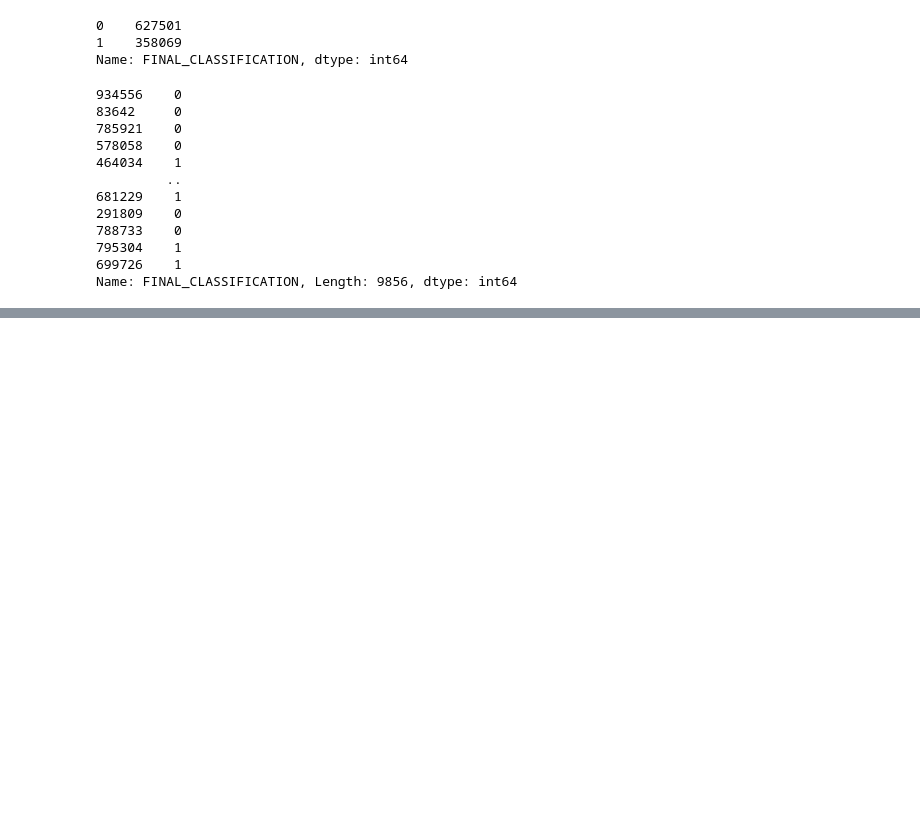
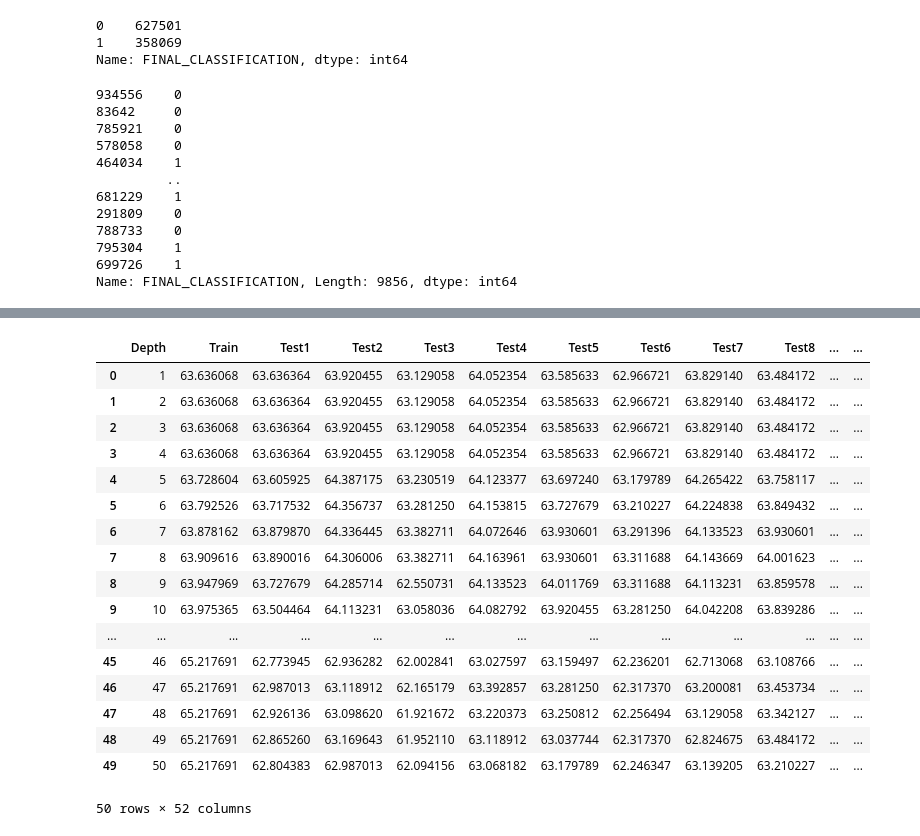
Before and after one commit to meenakshsundaram/AIML, a Jupyter notebook: DecisionTrees/src/covid19/preprocessing.ipynb, the cells around one changed output, grey strips where cells are left out. Cells and saved outputs as stored; diff of their text form; code cells hidden in the pictures; blank space fills up the shorter version.

Commit message:
Add accuracy, precision, recall dataframes

```diff
--- a/DecisionTrees/src/covid19/preprocessing.ipynb
+++ b/DecisionTrees/src/covid19/preprocessing.ipynb
@@ -376,7 +376,7 @@ import numpy as np
 test_df=test_df.sample(frac=1,random_state=RANDOM_SEED)
 test_collection=np.array_split(test_df,50)
 # %%
-max_depth = 10
+max_depth = 50
 criterion = "entropy"
 # %%
 from sklearn.tree import DecisionTreeClassifier
@@ -461,0 +484,9 @@ stat
+# %%
+dfcolumns = []
+for i in range (len(accuracy_list[0])):
+    if(i == 0):
+        dfcolumns.append("Depth")
+    elif(i == 1):
+        dfcolumns.append("Train")
+    else:
+        dfcolumns.append(f"Test{i-1}")
@@ -461,0 +513,29 @@ stat
+# %%
+accuracyDf = pd.DataFrame(accuracy_list)
+recallDf = pd.DataFrame(recall_list)
+precisionDf = pd.DataFrame(precision_list)
+# %%
+accuracyDf.columns = dfcolumns
+recallDf.columns = dfcolumns
+precisionDf.columns = dfcolumns
+# %%
+accuracyDf
+# %% [output]
+|  | Depth | Train | Test1 | Test2 | Test3 | Test4 | Test5 | Test6 | Test7 | Test8 | ... | ... |
+| 0 | 1 | 63.636068 | 63.636364 | 63.920455 | 63.129058 | 64.052354 | 63.585633 | 62.966721 | 63.829140 | 63.484172 | ... | ... |
+| 1 | 2 | 63.636068 | 63.636364 | 63.920455 | 63.129058 | 64.052354 | 63.585633 | 62.966721 | 63.829140 | 63.484172 | ... | ... |
+| 2 | 3 | 63.636068 | 63.636364 | 63.920455 | 63.129058 | 64.052354 | 63.585633 | 62.966721 | 63.829140 | 63.484172 | ... | ... |
+| 3 | 4 | 63.636068 | 63.636364 | 63.920455 | 63.129058 | 64.052354 | 63.585633 | 62.966721 | 63.829140 | 63.484172 | ... | ... |
+| 4 | 5 | 63.728604 | 63.605925 | 64.387175 | 63.230519 | 64.123377 | 63.697240 | 63.179789 | 64.265422 | 63.758117 | ... | ... |
+| 5 | 6 | 63.792526 | 63.717532 | 64.356737 | 63.281250 | 64.153815 | 63.727679 | 63.210227 | 64.224838 | 63.849432 | ... | ... |
+| 6 | 7 | 63.878162 | 63.879870 | 64.336445 | 63.382711 | 64.072646 | 63.930601 | 63.291396 | 64.133523 | 63.930601 | ... | ... |
+| 7 | 8 | 63.909616 | 63.890016 | 64.306006 | 63.382711 | 64.163961 | 63.930601 | 63.311688 | 64.143669 | 64.001623 | ... | ... |
+| 8 | 9 | 63.947969 | 63.727679 | 64.285714 | 62.550731 | 64.133523 | 64.011769 | 63.311688 | 64.113231 | 63.859578 | ... | ... |
+| 9 | 10 | 63.975365 | 63.504464 | 64.113231 | 63.058036 | 64.082792 | 63.920455 | 63.281250 | 64.042208 | 63.839286 | ... | ... |
+| ... | ... | ... | ... | ... | ... | ... | ... | ... | ... | ... | ... | ... |
+| 45 | 46 | 65.217691 | 62.773945 | 62.936282 | 62.002841 | 63.027597 | 63.159497 | 62.236201 | 62.713068 | 63.108766 | ... | ... |
+| 46 | 47 | 65.217691 | 62.987013 | 63.118912 | 62.165179 | 63.392857 | 63.281250 | 62.317370 | 63.200081 | 63.453734 | ... | ... |
+| 47 | 48 | 65.217691 | 62.926136 | 63.098620 | 61.921672 | 63.220373 | 63.250812 | 62.256494 | 63.129058 | 63.342127 | ... | ... |
+| 48 | 49 | 65.217691 | 62.865260 | 63.169643 | 61.952110 | 63.118912 | 63.037744 | 62.317370 | 62.824675 | 63.484172 | ... | ... |
+| 49 | 50 | 65.217691 | 62.804383 | 62.987013 | 62.094156 | 63.068182 | 63.179789 | 62.246347 | 63.139205 | 63.210227 | ... | ... |
+50 rows × 52 columns
```
Also changed, not shown: parts of 9 cells of this notebook, 3 other files.
